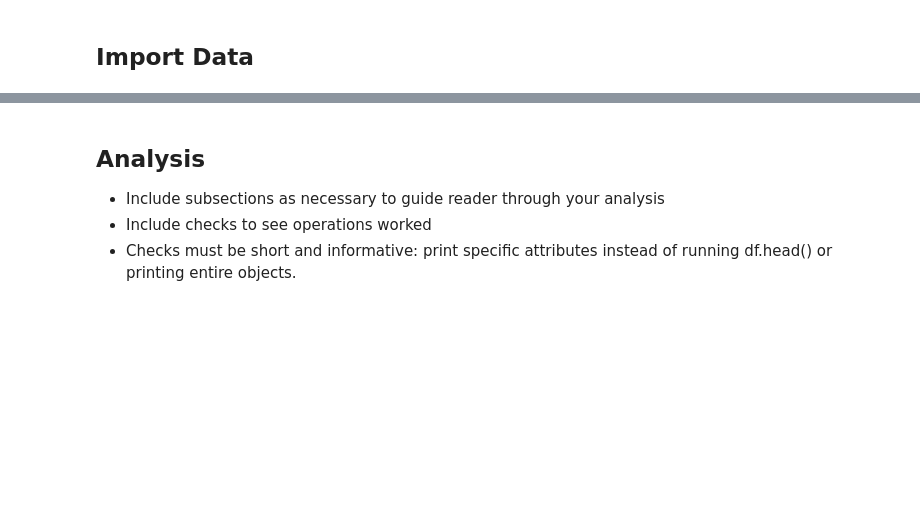
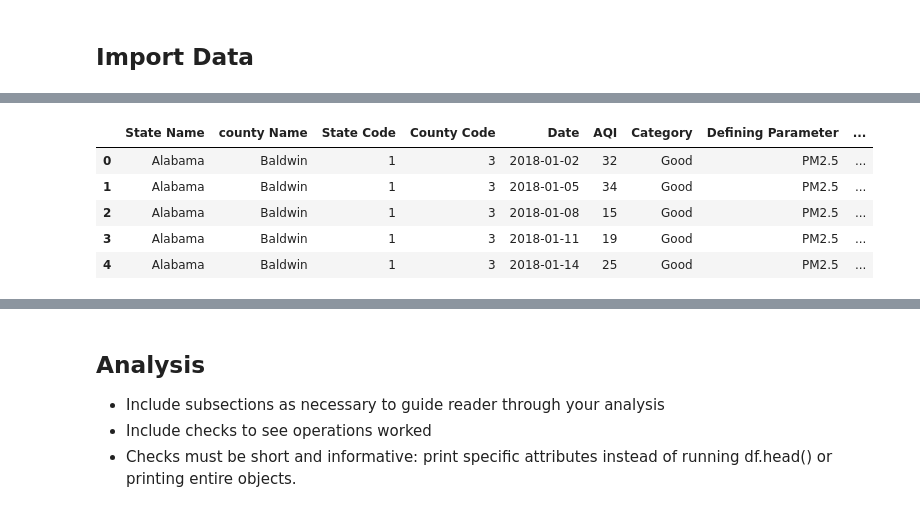
Before and after one commit to amandaherbst/eds220-thomas-fire, a Jupyter notebook: hwk4-task3-thomas-fire.ipynb, the cells around one changed output, grey strips where cells are left out. Cells and saved outputs as stored; diff of their text form; code cells hidden in the pictures; blank space fills up the shorter version.

```diff
--- a/hwk4-task3-thomas-fire.ipynb
+++ b/hwk4-task3-thomas-fire.ipynb
@@ -46,0 +83,10 @@ ca_fire = gpd.read_file('data/California_Fire_Perimeters_2017/California_Fire_Pe
+# %%
+# look at aqi 2018 dataframe
+aqi_18.head()
+# %% [output]
+|  | State Name | county Name | State Code | County Code | Date | AQI | Category | Defining Parameter | ... |
+| 0 | Alabama | Baldwin | 1 | 3 | 2018-01-02 | 32 | Good | PM2.5 | ... |
+| 1 | Alabama | Baldwin | 1 | 3 | 2018-01-05 | 34 | Good | PM2.5 | ... |
+| 2 | Alabama | Baldwin | 1 | 3 | 2018-01-08 | 15 | Good | PM2.5 | ... |
+| 3 | Alabama | Baldwin | 1 | 3 | 2018-01-11 | 19 | Good | PM2.5 | ... |
+| 4 | Alabama | Baldwin | 1 | 3 | 2018-01-14 | 25 | Good | PM2.5 | ... |
```
Also changed, not shown: parts of 10 cells of this notebook.
